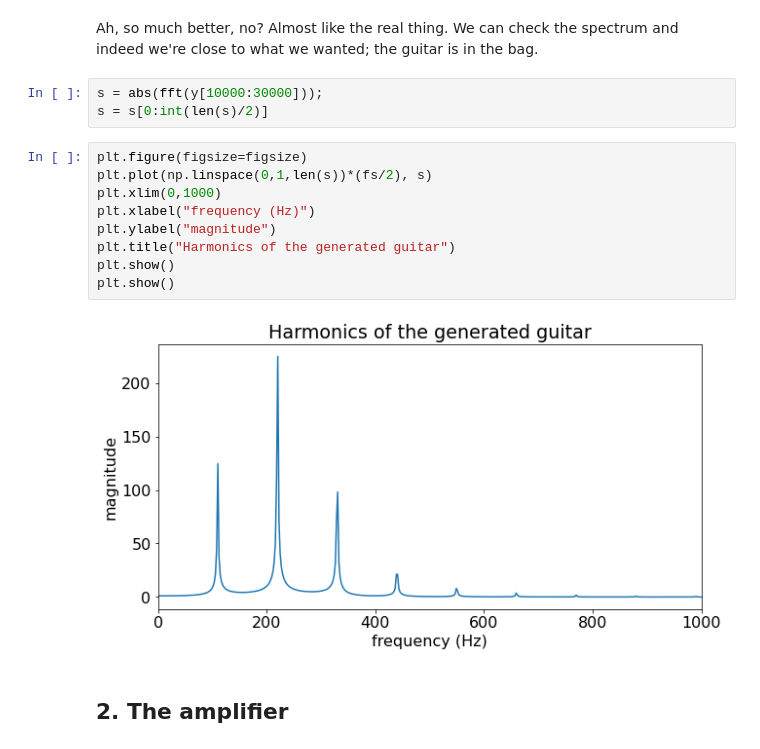
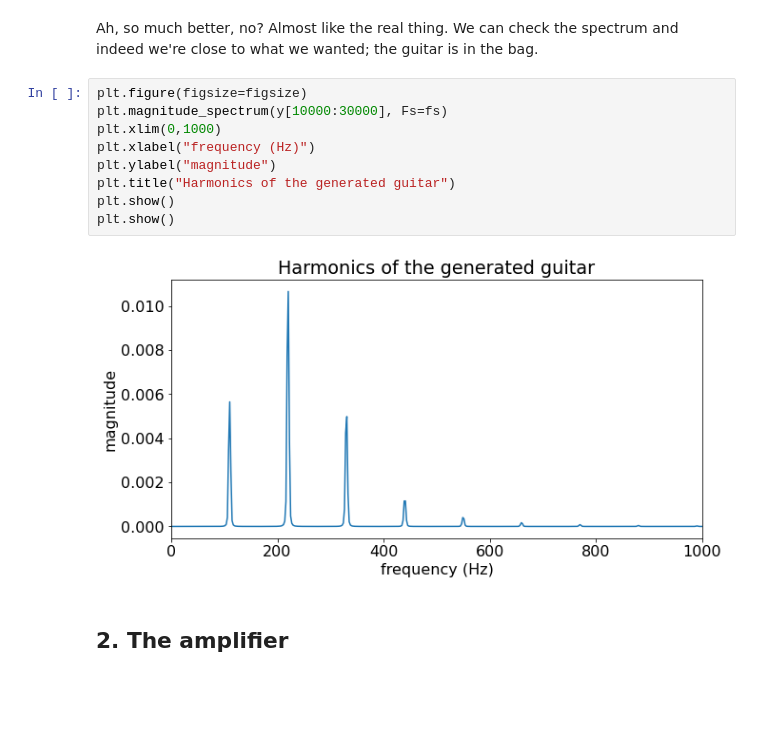
Before and after one commit to lucieperrotta/computersandmusic, a Jupyter notebook: Beatles.ipynb, the cells around one changed output. Cells and saved outputs as stored; diff of their text form; blank space fills up the shorter version.

```diff
--- a/Beatles.ipynb
+++ b/Beatles.ipynb
@@ -190,20 +185,17 @@ Audio(data=y, rate=fs, embed=True)
 [interactive output not drawn]
 # %% [markdown]
 Ah, so much better, no? Almost like the real thing. We can check the spectrum and indeed we're close to what we wanted; the guitar is in the bag.
-# %%
-s = abs(fft(y[10000:30000]));
-s = s[0:int(len(s)/2)]
 # %%
 plt.figure(figsize=figsize)
-plt.plot(np.linspace(0,1,len(s))*(fs/2), s)
+plt.magnitude_spectrum(y[10000:30000], Fs=fs)
 plt.xlim(0,1000)
 plt.xlabel("frequency (Hz)")
 plt.ylabel("magnitude")
 plt.title("Harmonics of the generated guitar")
 plt.show()
 plt.show()
 # %% [output]
-[figure, old version]
+[figure, new version]
 # %% [markdown]
 ## 2. The amplifier
 # %% [markdown]
```
Also changed, not shown: parts of 5 cells of this notebook, 9 other files.
